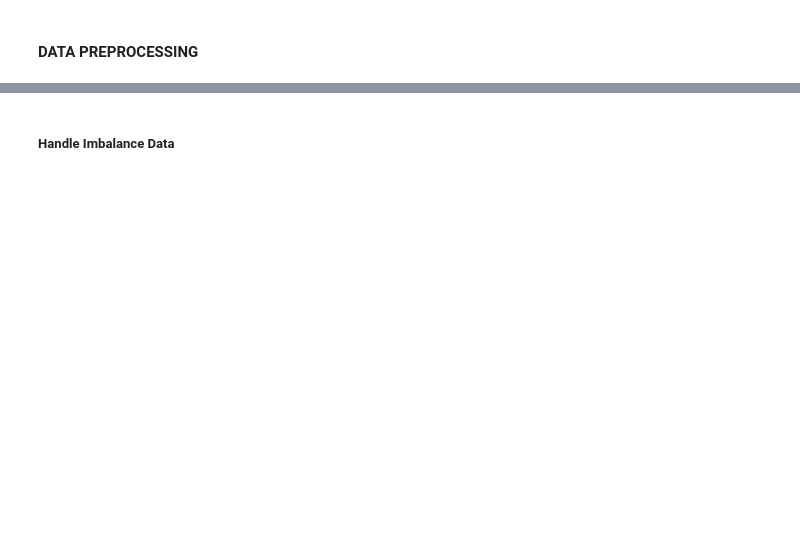
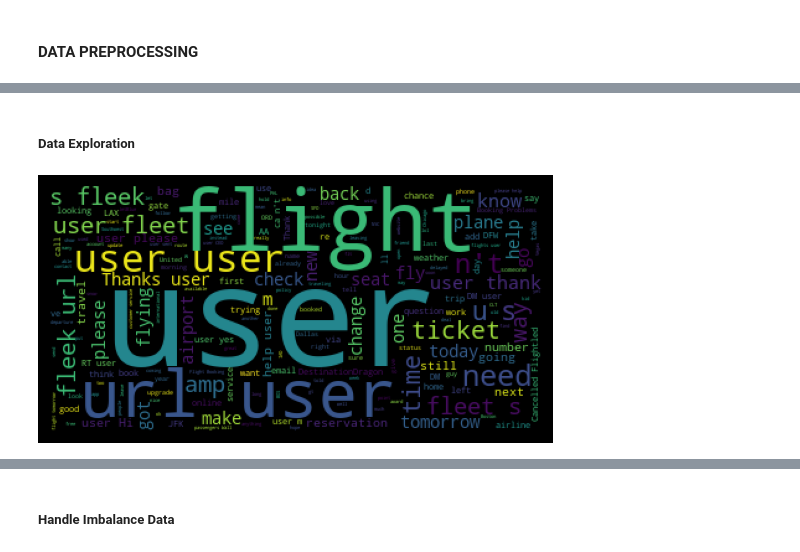
Before and after one commit to FiahIdris/NLP_Sentiment_Analysis, a Jupyter notebook: sentiment_analysis.ipynb, the cells around one changed output, grey strips where cells are left out. Saved outputs shown, nothing was run; the diff lists cells and outputs as text; code cells hidden in the pictures; blank space fills up the shorter version.

```diff
--- a/sentiment_analysis.ipynb
+++ b/sentiment_analysis.ipynb
@@ -86,0 +133,2 @@ The data we have is an imbalance data. The total data of negative sentiment is 5
+# %%
+clean_data['airline_sentiment']= [1 if label == "neutral" else 0 for label in clean_data['airline_sentiment']]
@@ -86,0 +141,26 @@ The data we have is an imbalance data. The total data of negative sentiment is 5
+# %%
+# Create function for processing each text
+def processing_data(text):
+
+    # Replace all @user_name to the word 'users'
+    tagPattern = '@[^\s]+'
+    sentence = re.sub(tagPattern, "user", text)
+
+    # Replace all url link to the word 'url
+    urlPattern = r"((http://)[^ ]*|(https://)[^ ]*|( www\.)[^ ]*)"
+    sentence = re.sub(urlPattern, "url", sentence)
+
+    # Replace 3 or more redundant letters by 2 letter
+    sequencePattern   = r"(.)\1\1+"
+    sequenceReplacer = r"\1\1"
+    sentence = re.sub(sequencePattern, sequenceReplacer, sentence)
+
+    # Tokenization
+    tokens = nltk.word_tokenize(sentence)
+
+    # Stopwords removal
+    filtered_tokens = ' '.join([token for token in tokens if token.lower() not in stopwords])
+    return filtered_tokens
+# %%
+clean_data['text'] = clean_data['text'].map(processing_data)
+clean_data.head()
@@ -86,0 +179,11 @@ The data we have is an imbalance data. The total data of negative sentiment is 5
+# %% [markdown]
+##### Data Exploration
+# %%
+# Plotting data with neutral label using wordcloud
+data_neutral = clean_data[clean_data['airline_sentiment'] == 1]
+wordcloud = WordCloud().generate(' '.join(data_neutral['text']))
+plt.imshow(wordcloud)
+plt.axis("off")
+plt.show()
+# %% [output]
+[figure, added]
```
Also changed, not shown: parts of 41 cells of this notebook, 1 other file.
